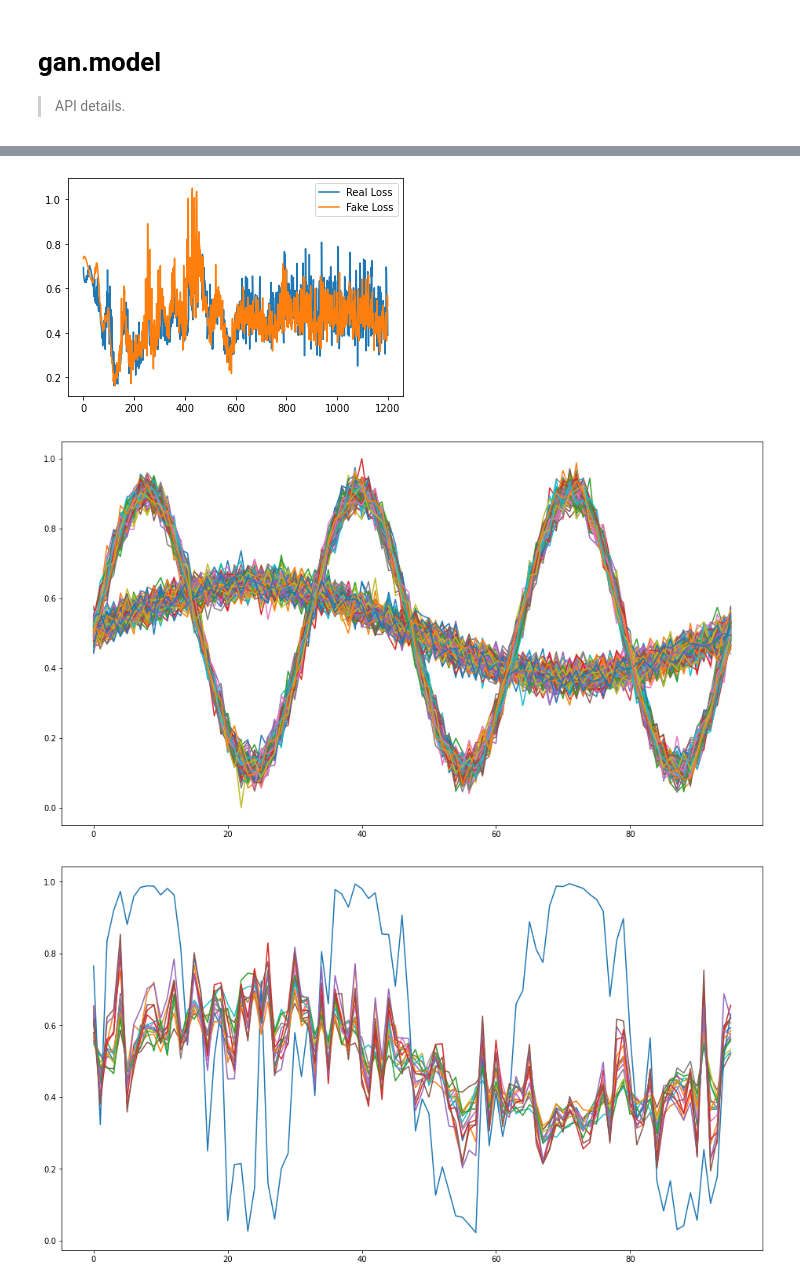
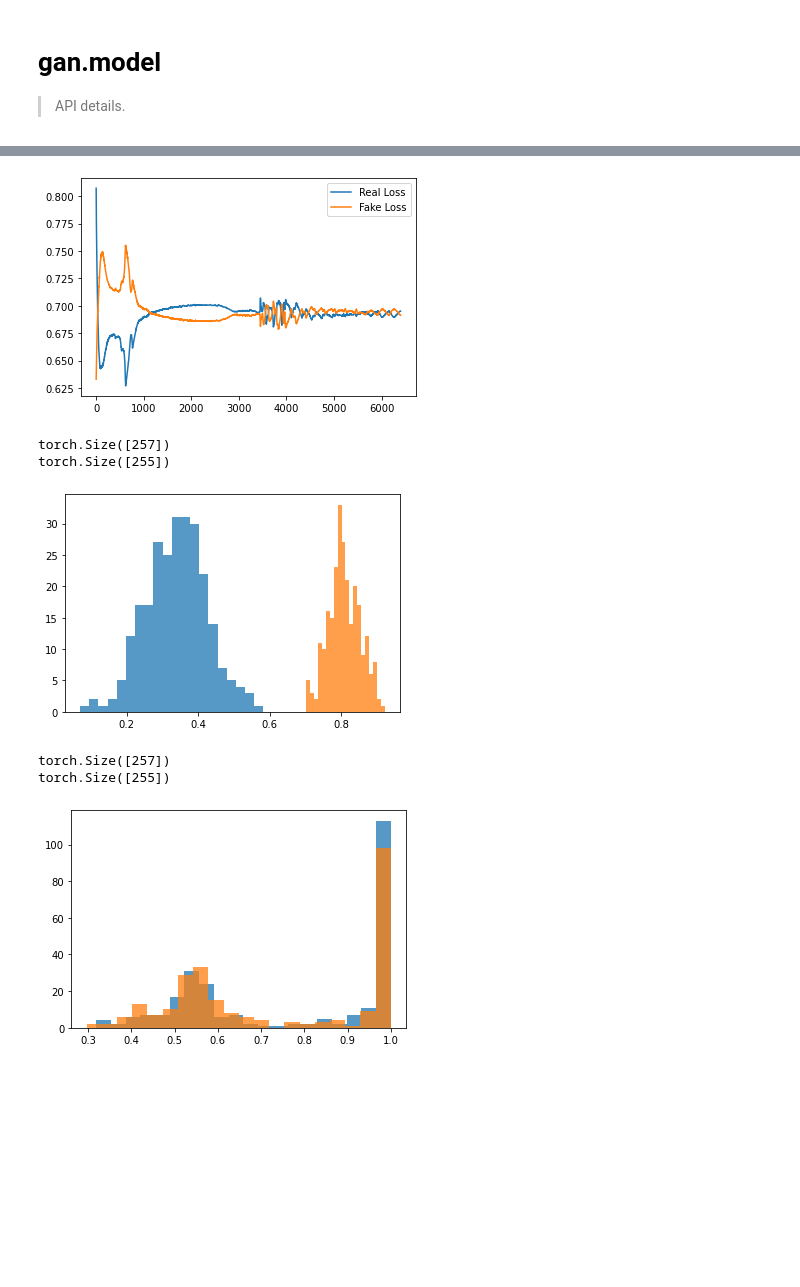
Before and after one commit to scribbler00/fastrenewables, a Jupyter notebook: nbs/10_gan.model.ipynb, the cells around one changed output, grey strips where cells are left out. Saved outputs shown, nothing was run; the diff lists cells and outputs as text; code cells hidden in the pictures; blank space fills up the shorter version.

Commit message:
edit gan models

```diff
--- a/nbs/10_gan.model.ipynb
+++ b/nbs/10_gan.model.ipynb
@@ -63,7 +101,7 @@ def LinBnAct(si, so, use_bn, act_cls):
 # export
 
 class GANMLP(torch.nn.Module):
-    def __init__(self, ann_structure, len_ts=1, bn_cont=False, act_fct=torch.nn.ReLU, final_act_fct=nn.Sigmoid, embedding_module=None, transpose=False):
+    def __init__(self, ann_structure, bn_cont=False, act_fct=torch.nn.ReLU, final_act_fct=nn.Sigmoid, embedding_module=None, transpose=False):
         super(GANMLP, self).__init__()
 
         n_cont = ann_structure[0]
@@ -83,7 +121,7 @@ class GANMLP(torch.nn.Module):
                 cur_act_fct = None
                 cur_use_bn = False
 
-            layer = LinBnAct(ann_structure[idx-1]*len_ts, ann_structure[idx]*len_ts, cur_use_bn, cur_act_fct)
+            layer = LinBnAct(ann_structure[idx-1], ann_structure[idx], cur_use_bn, cur_act_fct)
             layers.append(layer)
         if final_act_fct is not None:
             layers.append(final_act_fct())
@@ -92,9 +130,9 @@ class GANMLP(torch.nn.Module):
 
     def forward(self, x_cat, x_cont):
         if self.embedding_module is not None:
-            x_cat = x_cat.squeeze(1)
+            #x_cat = x_cat.squeeze(1)
             x_cat = self.embedding_module(x_cat)
-            x_cat = x_cat.unsqueeze(1)
-            x_cont = torch.cat([x_cat, x_cont], 2)
+            #x_cat = x_cat.unsqueeze(1)
+            x_cont = torch.cat([x_cat, x_cont], 1)
 
         return self.model(x_cont)
@@ -118,16 +139,10 @@ Subclasses:
-# %%
-emb = EmbeddingModule(categorical_dimensions=[n_classes])
-#emb(torch.randn(8, n_classes).long())
 # %%
 # hide
 
-model = GANMLP(ann_structure=[n_in*len_ts, n_hidden*len_ts, 1*n_classes], embedding_module=emb)
+model = GANMLP(ann_structure=[n_in, n_hidden, 1], embedding_module=emb, bn_cont=True)
 print(model)
 opt = torch.optim.Adam(params=model.parameters())
 loss = torch.nn.MSELoss()
-data = SineDataset(n_samples, n_classes, n_features, len_ts)
-dl = torch.utils.data.DataLoader(data, batch_size=batch_size, shuffle=True, drop_last=True)
-#plot_sine_samples(dl)
 
 errors = []
 
@@ -248,7 +264,7 @@ class GAN(nn.Module):
         self.to_device(self.device)
 
     def noise(self, x):
-        z = torch.randn(x.shape[0], 1, self.n_z).to(self.device)
+        z = torch.randn(x.shape[0], self.n_z).to(self.device)
         return z
 
     def to_device(self, device):
@@ -267,8 +283,8 @@ class GAN(nn.Module):
 
     def auxiliary_loss(self, class_probs, y):
         # class_probs and targets should be of the same shape (N, n_classes)!
-        class_probs = class_probs.squeeze(1)
-        y = y.squeeze(1)
+        #class_probs = class_probs.squeeze(1)
+        #y = y.squeeze(1)
         return self.auxiliary_loss_function(class_probs, y)*self.auxiliary_weighting_factor
 
     def train_generator(self, x_cat, x_cont, y):
@@ -325,15 +341,12 @@ class GAN(nn.Module):
 # %%
 #hide
 
-generator = GANMLP([n_z, n_hidden*len_ts, n_in*len_ts], embedding_module=emb)
-discriminator = GANMLP([n_in*len_ts, n_hidden*len_ts, 1*len_ts])
+generator = GANMLP([n_z, n_hidden, n_in], embedding_module=emb, bn_cont=True)
+discriminator = GANMLP([n_in, n_hidden, 1], bn_cont=True)
 gen_opt = torch.optim.Adam(generator.parameters())
 dis_opt = torch.optim.Adam(discriminator.parameters())
 model = GAN(generator, discriminator, gen_opt, dis_opt, n_z=n_z)
 print(model)
-
-data = SineDataset(n_samples, n_classes, n_features, len_ts)
-dl = torch.utils.data.DataLoader(data, batch_size=batch_size, shuffle=True, drop_last=True)
 
 for e in tqdm(range(epochs)):
     for x_cat, x_cont, y in dl:
@@ -356,11 +369,8 @@ z = model.noise(x_cont)
 x_fake = model.generator(x_cat, z)
 assert((x_fake - x_cont).mean().abs().item() < 0.5)
 
-plot_sine_samples(dl)
-plt.figure(figsize=(16, 9))
-for idx in range(x_fake.shape[0]):
-    plt.plot(x_fake.squeeze(1)[idx, :].cpu().detach().numpy())
-plt.show()
+plot_class_hists(x_cat.cpu(), x_cont.cpu(), n_classes)
+plot_class_hists(x_cat.cpu(), x_fake.cpu().detach(), n_classes)
 # %% [output]
 GAN(
   (generator): GANMLP(
@@ -378,10 +388,14 @@ GAN(
   )
   (bce_loss): BCELoss()
   (auxiliary_loss_function): CrossEntropyLoss()
 )
-[figure, old version]
+[figure, new version]
+torch.Size([257])
+torch.Size([255])
-[figure, old version]
+[figure, new version]
+torch.Size([257])
+torch.Size([255])
-[figure, old version]
+[figure, new version]
 # %%
 # export
 
```
Also changed, not shown: parts of 17 cells of this notebook, 6 other files.
